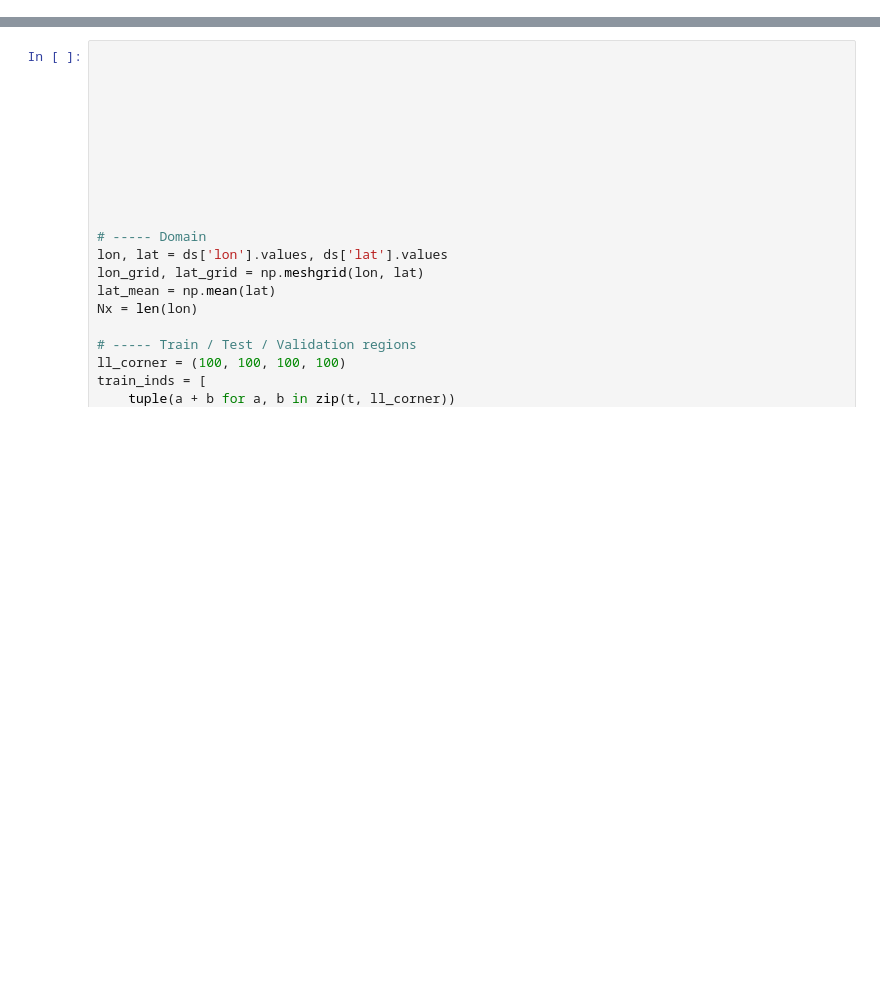
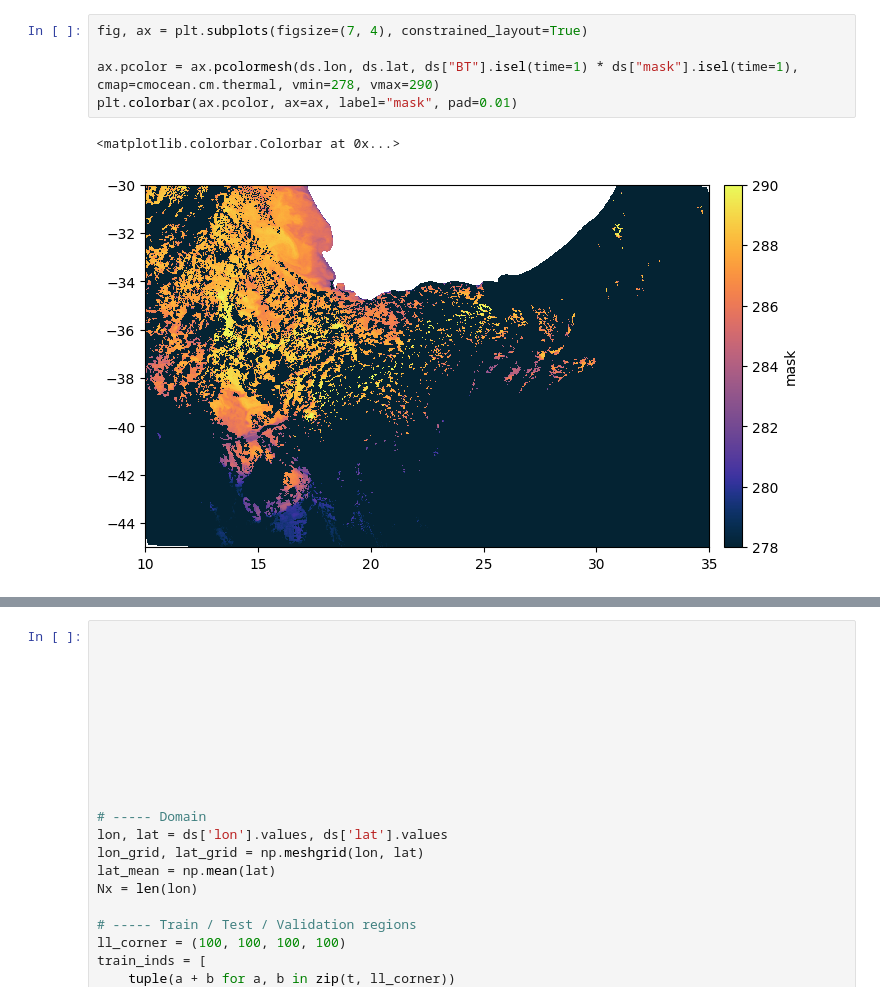
Before and after one commit to marcelduplessis/DOWNLOAD_EUMETSAT, a Jupyter notebook: scripts/test-sst-animation.ipynb, the cells around one changed output, grey strips where cells are left out. Drawn from its saved outputs; the diff is of its cells as text; blank space fills up the shorter version.

```diff
--- a/scripts/test-sst-animation.ipynb
+++ b/scripts/test-sst-animation.ipynb
@@ -96 +166,9 @@ Attributes:
     Conventions:  CF-1.8
+# %%
+fig, ax = plt.subplots(figsize=(7, 4), constrained_layout=True)
+
+ax.pcolor = ax.pcolormesh(ds.lon, ds.lat, ds["BT"].isel(time=1) * ds["mask"].isel(time=1), cmap=cmocean.cm.thermal, vmin=278, vmax=290)
+plt.colorbar(ax.pcolor, ax=ax, label="mask", pad=0.01)
+# %% [output]
+<matplotlib.colorbar.Colorbar at 0x...>
+[figure, new version]
```
Also changed, not shown: parts of 9 cells of this notebook, 9 other files.
